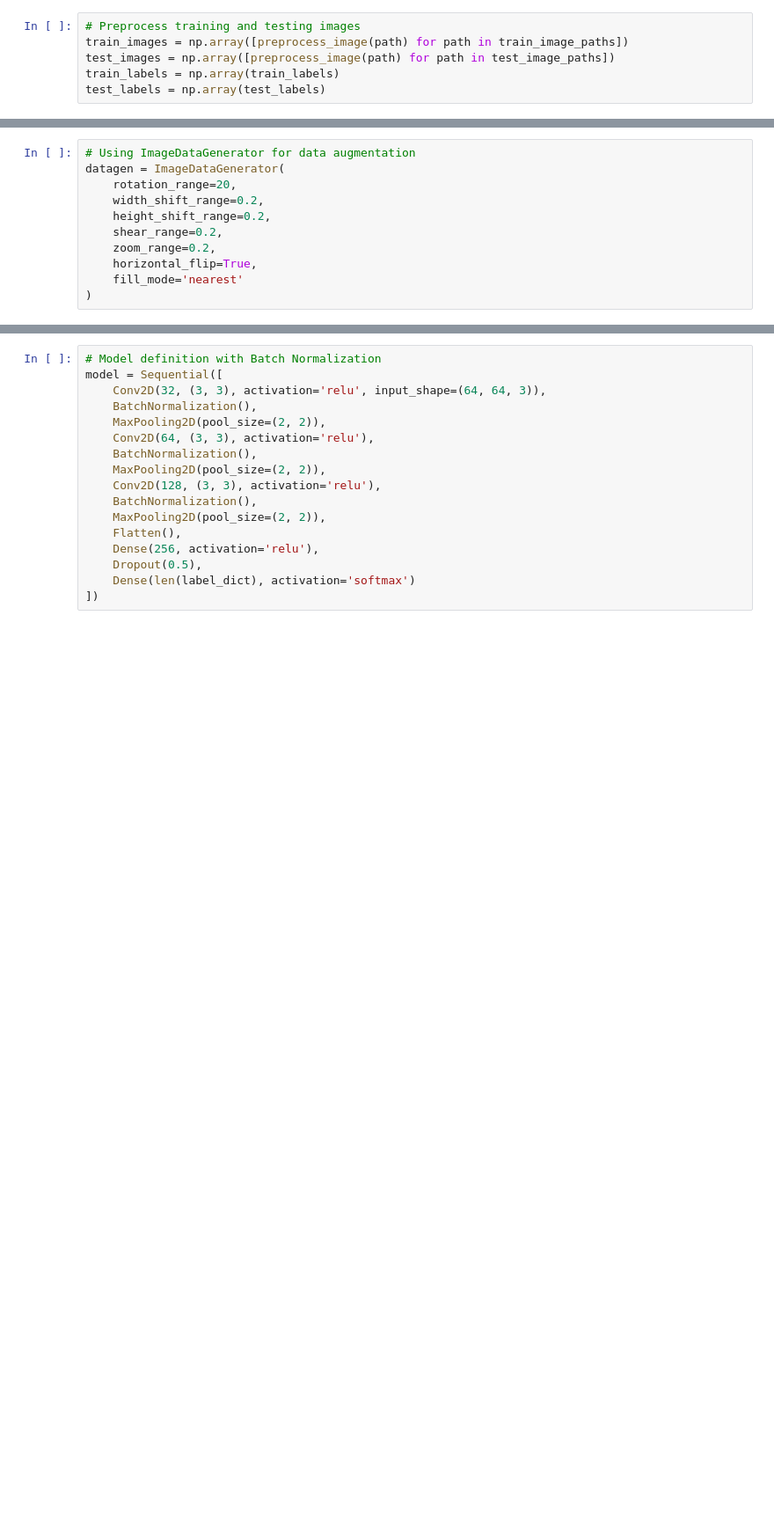
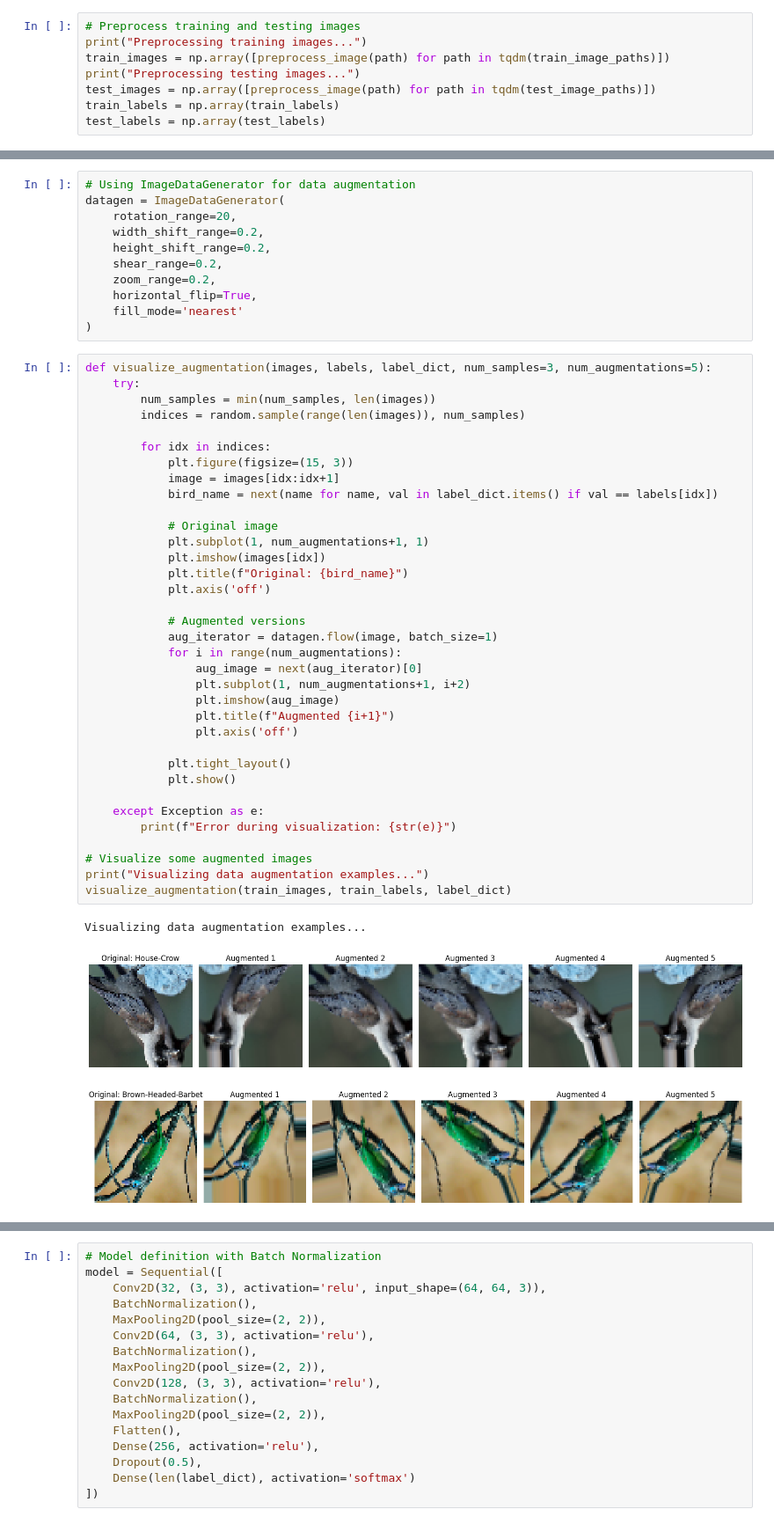
Before and after one commit to Shashank-143/Indian-Birds-Classification, a Jupyter notebook: Indian Birds Classification.ipynb, the cells around one changed output, grey strips where cells are left out. Shown at 88% size. Cells and saved outputs as stored; diff of their text form; blank space fills up the shorter version.

```diff
--- a/Indian Birds Classification.ipynb
+++ b/Indian Birds Classification.ipynb
@@ -50,7 +84,9 @@ def preprocess_image(image_path):
         return np.zeros((64, 64, 3))
 # %%
 # Preprocess training and testing images
-train_images = np.array([preprocess_image(path) for path in train_image_paths])
-test_images = np.array([preprocess_image(path) for path in test_image_paths])
+print("Preprocessing training images...")
+train_images = np.array([preprocess_image(path) for path in tqdm(train_image_paths)])
+print("Preprocessing testing images...")
+test_images = np.array([preprocess_image(path) for path in tqdm(test_image_paths)])
 train_labels = np.array(train_labels)
 test_labels = np.array(test_labels)
@@ -65,3 +104,42 @@ datagen = ImageDataGenerator(
     horizontal_flip=True,
     fill_mode='nearest'
 )
+# %%
+def visualize_augmentation(images, labels, label_dict, num_samples=3, num_augmentations=5):
+    try:
+        num_samples = min(num_samples, len(images))
+        indices = random.sample(range(len(images)), num_samples)
+
+        for idx in indices:
+            plt.figure(figsize=(15, 3))
+            image = images[idx:idx+1]
+            bird_name = next(name for name, val in label_dict.items() if val == labels[idx])
+
+            # Original image
+            plt.subplot(1, num_augmentations+1, 1)
+            plt.imshow(images[idx])
+            plt.title(f"Original: {bird_name}")
+            plt.axis('off')
+
+            # Augmented versions
+            aug_iterator = datagen.flow(image, batch_size=1)
+            for i in range(num_augmentations):
+                aug_image = next(aug_iterator)[0]
+                plt.subplot(1, num_augmentations+1, i+2)
+                plt.imshow(aug_image)
+                plt.title(f"Augmented {i+1}")
+                plt.axis('off')
+
+            plt.tight_layout()
+            plt.show()
+
+    except Exception as e:
+        print(f"Error during visualization: {str(e)}")
+
+# Visualize some augmented images
+print("Visualizing data augmentation examples...")
+visualize_augmentation(train_images, train_labels, label_dict)
+# %% [output]
+Visualizing data augmentation examples...
+[figure, added]
+[figure, added]
```
Also changed, not shown: parts of 33 cells of this notebook, 2 other files.
